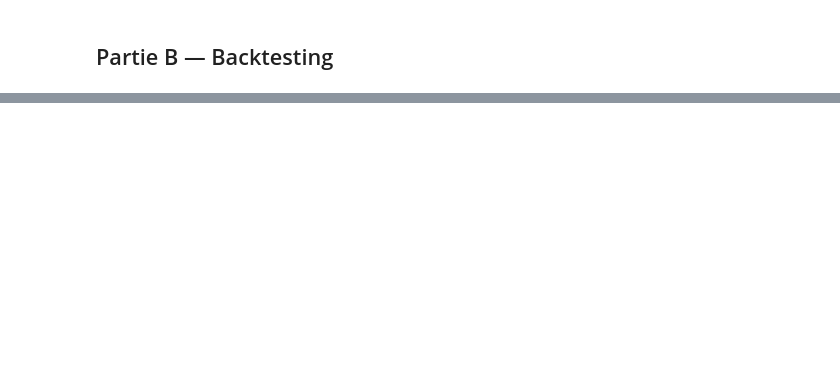
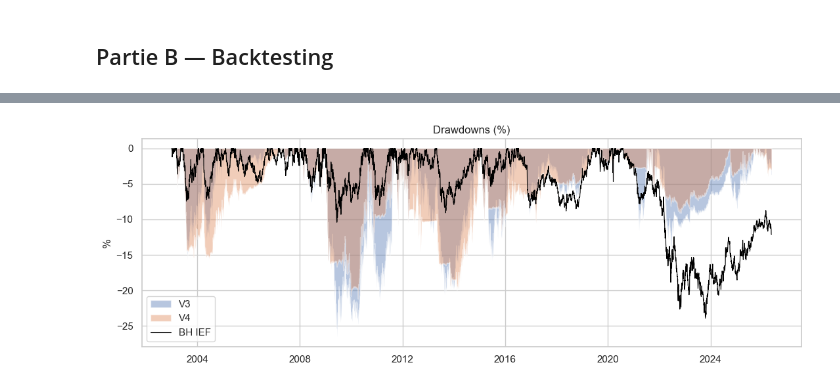
Before and after one commit to jbouniol/financial-engineering-lbo, a Jupyter notebook: notebooks/02_backtest_and_strategy.ipynb, the cells around one changed output, grey strips where cells are left out. Saved outputs shown, nothing was run; the diff lists cells and outputs as text; code cells hidden in the pictures; blank space fills up the shorter version.

```diff
--- a/notebooks/02_backtest_and_strategy.ipynb
+++ b/notebooks/02_backtest_and_strategy.ipynb
@@ -28,0 +84,13 @@ Liste explicite (liquidité, stationnarité, absence de régime change, etc.).
+# %%
+w_v1 = signal_v1(yields)
+w_v4 = signal_v4(yields, prices)
+
+selected_v1 = w_v1.idxmax(axis=1)
+selected_v4 = w_v4.idxmax(axis=1)
+
+print("Répartition mensuelle V1 :")
+print(selected_v1.value_counts())
+print("\nRépartition mensuelle V4 :")
+print(selected_v4.value_counts())
+print("\nMois où V4 bascule sur SHY alors que V1 dit autre chose :",
+      ((selected_v4 == "SHY") & (selected_v1 != "SHY")).sum())
@@ -65,0 +241,14 @@ Choix de la version retenue pour le paper trading et justification.
+# %%
+def drawdown_series(eq):
+    return eq / eq.cummax() - 1.0
+
+fig, ax = plt.subplots(figsize=(11, 4))
+ax.fill_between(v3["equity"].index, drawdown_series(v3["equity"]) * 100, 0, alpha=0.4, label="V3")
+ax.fill_between(v4["equity"].index, drawdown_series(v4["equity"]) * 100, 0, alpha=0.4, label="V4")
+ax.plot(bh["equity"].index, drawdown_series(bh["equity"]) * 100, color="black", lw=0.8, label="BH IEF")
+ax.set_title("Drawdowns (%)")
+ax.set_ylabel("%")
+ax.legend()
+plt.tight_layout()
+# %% [output]
+[figure, added]
```
Also changed, not shown: parts of 37 cells of this notebook, 1 other file.
